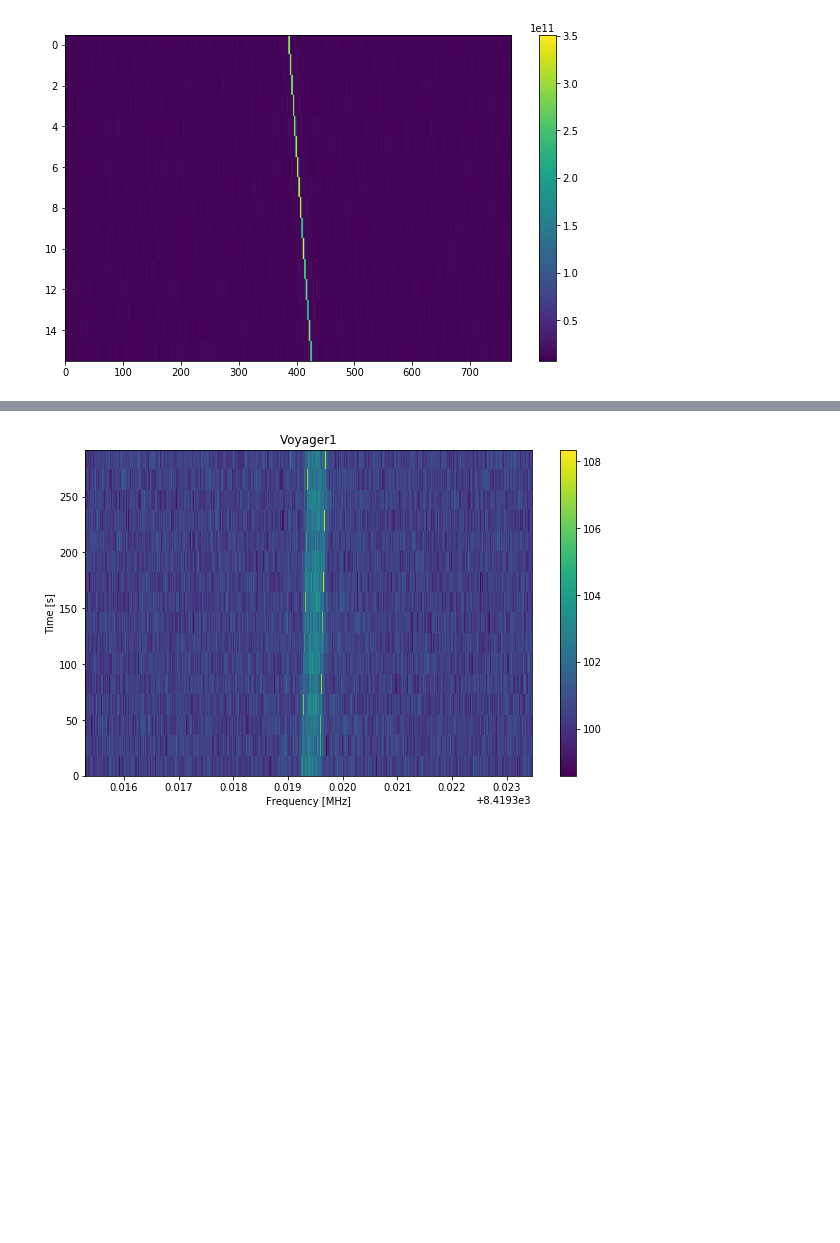
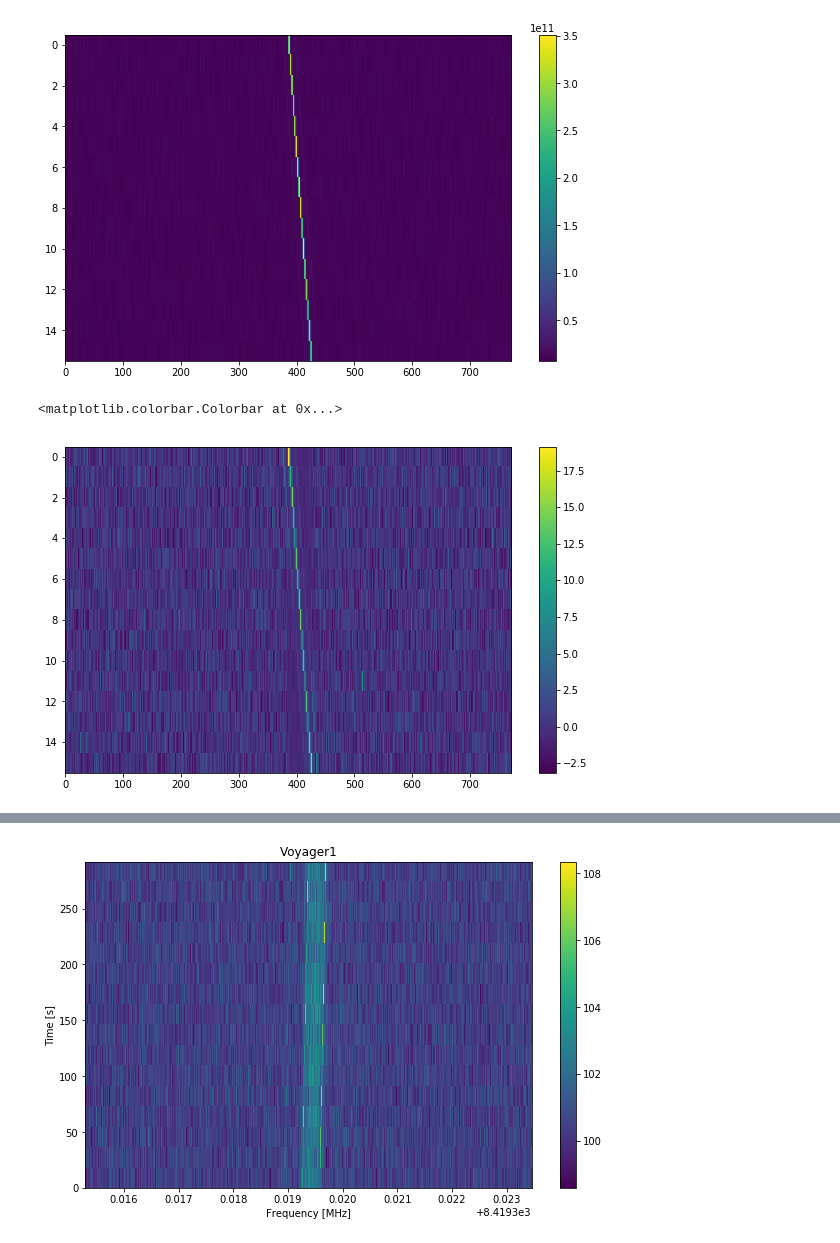
Before and after one commit to bbrzycki/setigen, a Jupyter notebook: jupyter-notebooks/Voyager_C-Band.ipynb, the cells around one changed output, grey strips where cells are left out. Cells and saved outputs as stored; diff of their text form; code cells hidden in the pictures; blank space fills up the shorter version.

```diff
--- a/jupyter-notebooks/Voyager_C-Band.ipynb
+++ b/jupyter-notebooks/Voyager_C-Band.ipynb
@@ -41,3 +41,32 @@ plt.colorbar()
 # %% [output]
 <matplotlib.colorbar.Colorbar at 0x...>
 [figure]
+# %%
+# def normalize(data, exclude=0.1):
+#     mean = np.mean(data)
+#     std = np.std(data)
+#     data = np.nan_to_num((data-mean)/std)
+#     return data
+
+def db(x):
+    """ Convert linear to dB """
+    return 10*np.log10(x)
+
+def normalize(data, exclude=0.1):
+    t_len, f_len = data.shape
+    mean = np.empty(f_len)
+    std = np.empty(f_len)
+    data = db(data)
+    for i in np.arange(f_len):
+        noise_data = np.sort(data[:,i])[0:int(np.ceil(t_len*(1 - exclude)))]
+        mean[i] = np.mean(noise_data)
+        std[i] = np.std(noise_data)
+    return np.nan_to_num((data - mean) / std)
+
+plt.figure(figsize=(10,6))
+fil_data = normalize(np.squeeze(fil.data))
+plt.imshow(fil_data, aspect='auto')
+plt.colorbar()
+# %% [output]
+<matplotlib.colorbar.Colorbar at 0x...>
+[figure, added]
```
Also changed, not shown: parts of 7 cells of this notebook, 2 other files.
